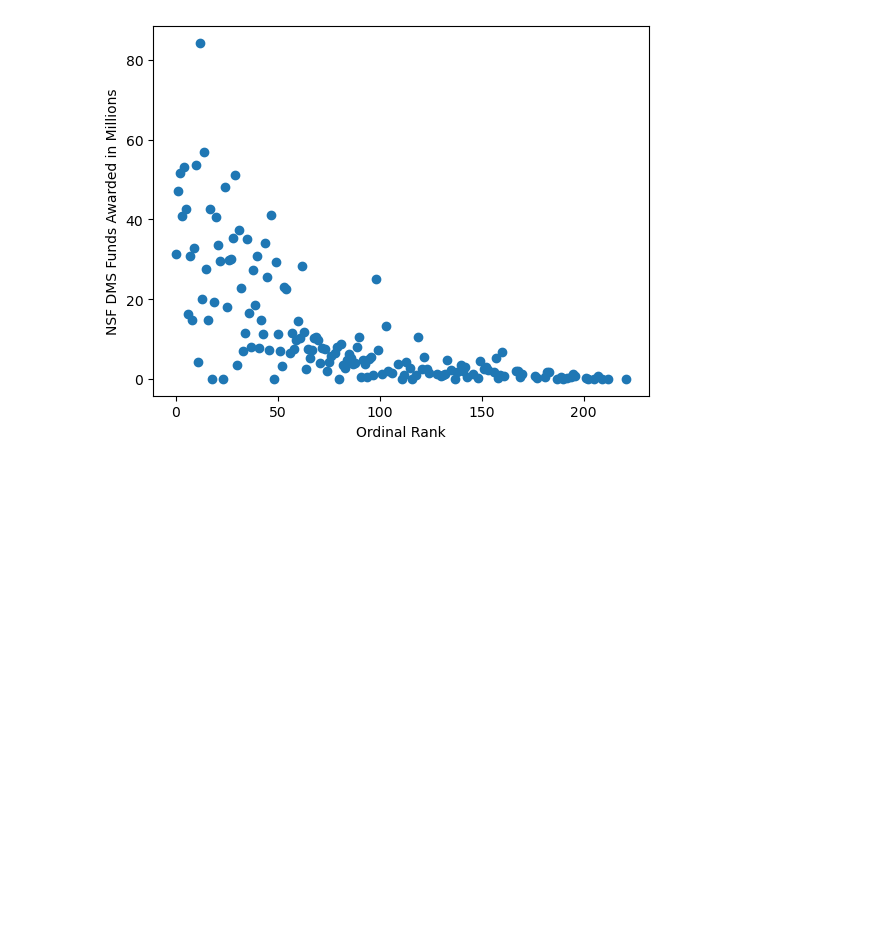
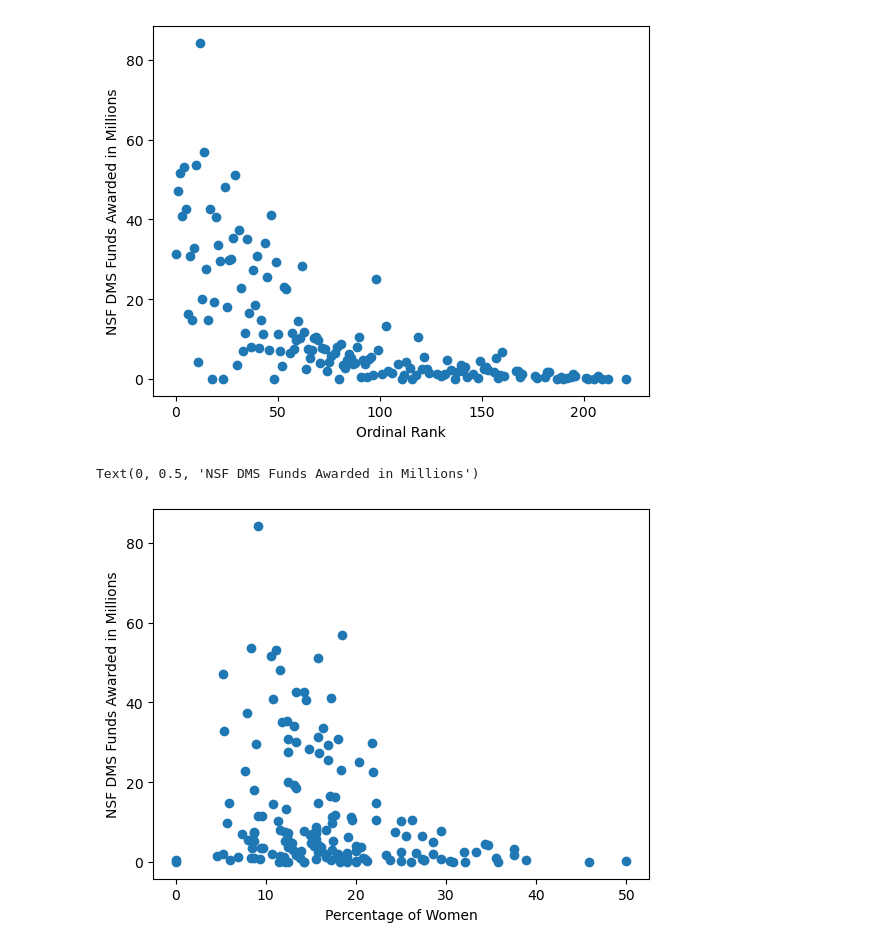
Before and after one commit to DAAAAMNSocialJustice/metamath, a Jupyter notebook: AMM/whatMAAwanted.ipynb, the cells around one changed output. Drawn from its saved outputs; the diff is of its cells as text; code cells hidden in the pictures; blank space fills up the shorter version.

```diff
--- a/AMM/whatMAAwanted.ipynb
+++ b/AMM/whatMAAwanted.ipynb
@@ -414,3 +414,10 @@ plt.ylabel('NSF DMS Funds Awarded in Millions')
 # %% [output]
 Text(0, 0.5, 'NSF DMS Funds Awarded in Millions')
 [figure]
+# %%
+plt.scatter(df_merged_final['Total Percentage of Women'], df_merged_final["AwardedAmount"]/1000000)
+plt.xlabel('Percentage of Women')
+plt.ylabel('NSF DMS Funds Awarded in Millions')
+# %% [output]
+Text(0, 0.5, 'NSF DMS Funds Awarded in Millions')
+[figure, added]
```
Also changed, not shown: 1 other file.
